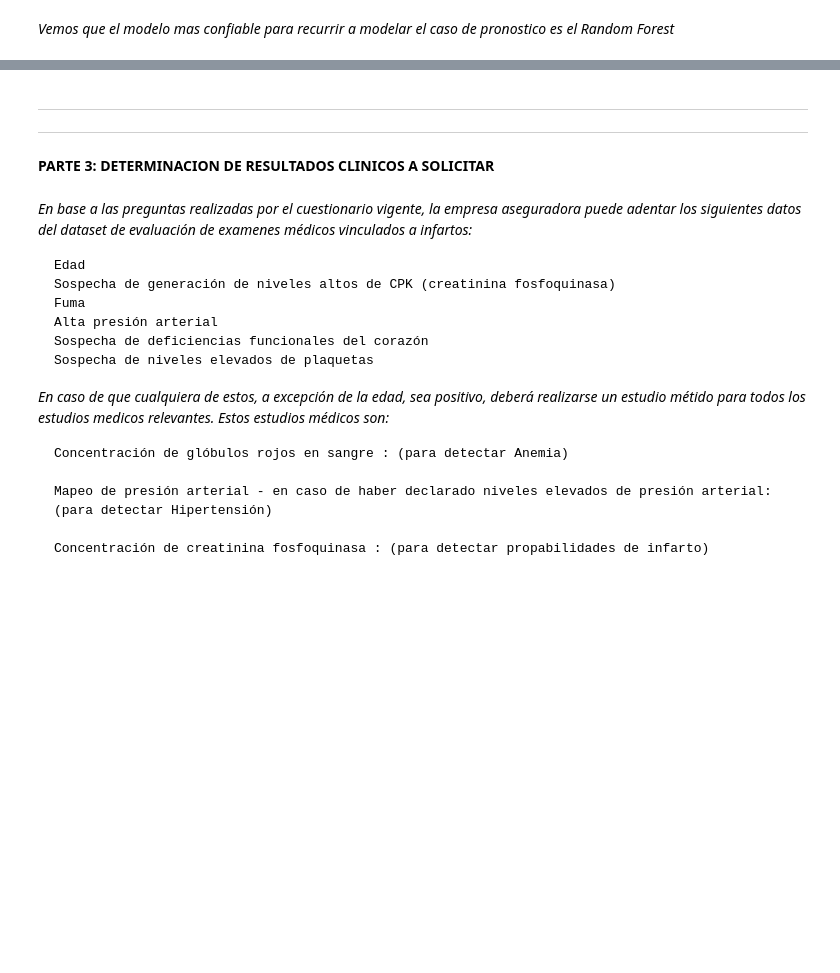
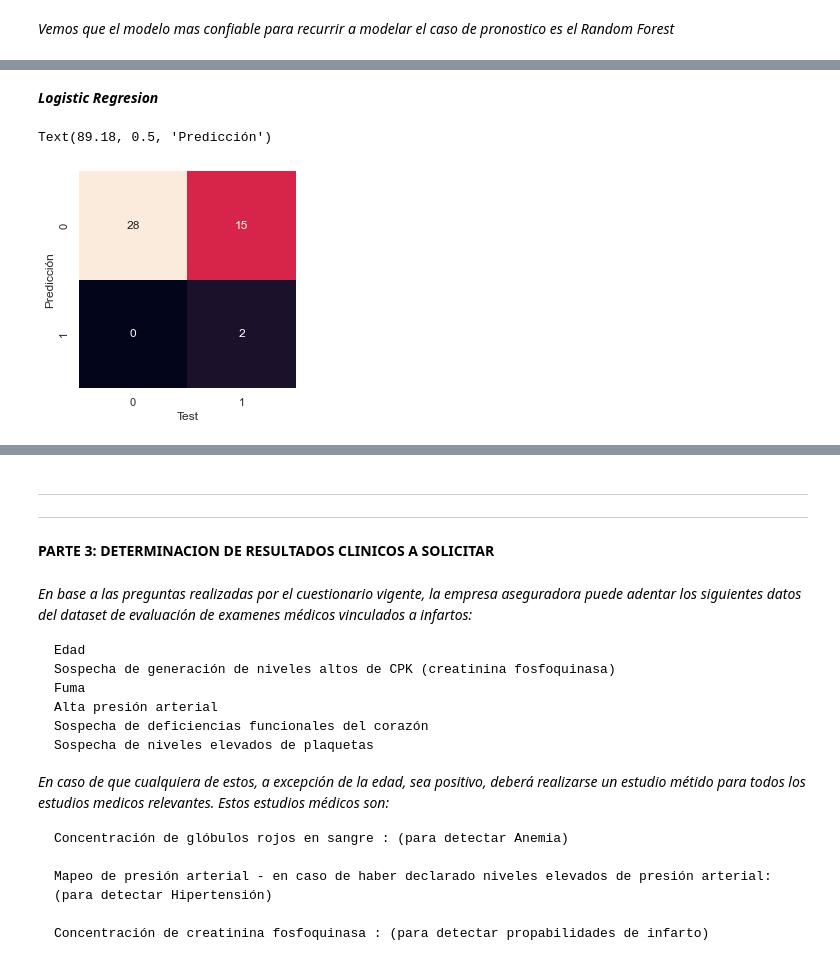
Before and after one commit to Fedenov/Aprendizaje_Automatico_Tarea3, a Jupyter notebook: Tarea3.ipynb, the cells around one changed output, grey strips where cells are left out. Drawn from its saved outputs; the diff is of its cells as text; code cells hidden in the pictures; blank space fills up the shorter version.

```diff
--- a/Tarea3.ipynb
+++ b/Tarea3.ipynb
@@ -1008,0 +1034,4 @@ Random Forest
+# %%
+X = scaled_newDataSet.drop('Muerte', axis = 1)
+y = scaled_newDataSet['Muerte']
+X_train, X_test, y_train, y_test = train_test_split(X, y, train_size = 0.8)
@@ -1008,0 +1059,14 @@ Random Forest
+# %% [markdown]
+***Logistic Regresion***
+# %%
+model = LogisticRegression()
+model.fit(X_train, y_train)
+y_predict = model.predict(X_test)
+sns.set()
+mapa = confusion_matrix(y_test, y_predict)
+sns.heatmap(mapa.T, square=True, annot=True, fmt='d', cbar=False)
+plt.xlabel('Test')
+plt.ylabel('Predicción')
+# %% [output]
+Text(89.18, 0.5, 'Predicción')
+[figure, added]
```
Also changed, not shown: parts of 72 cells of this notebook.
